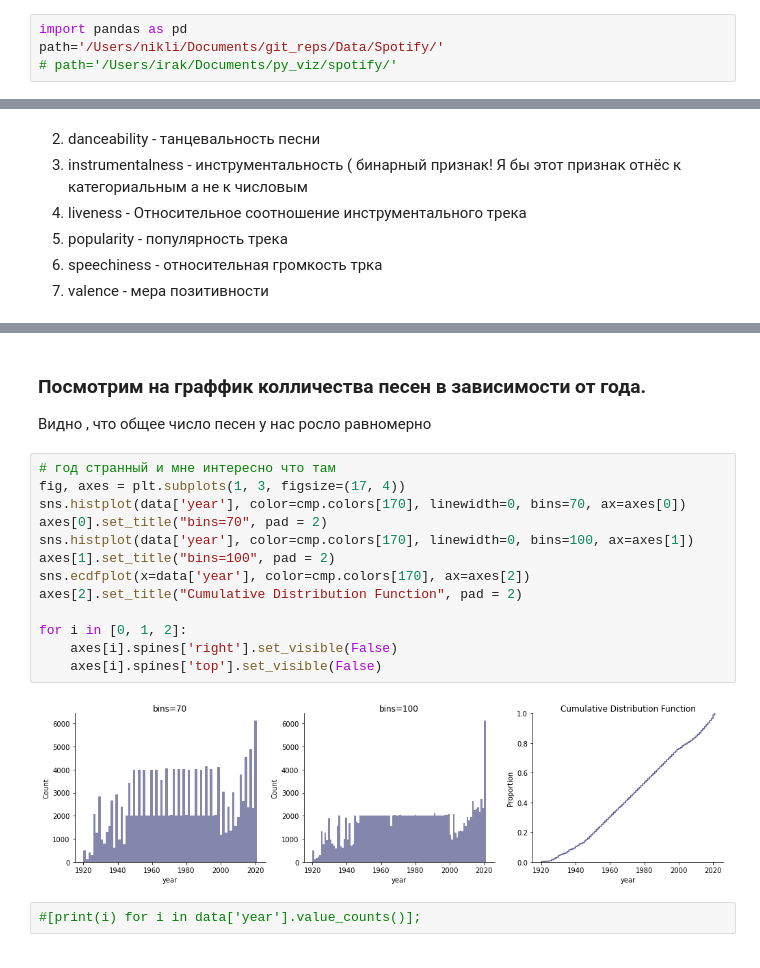
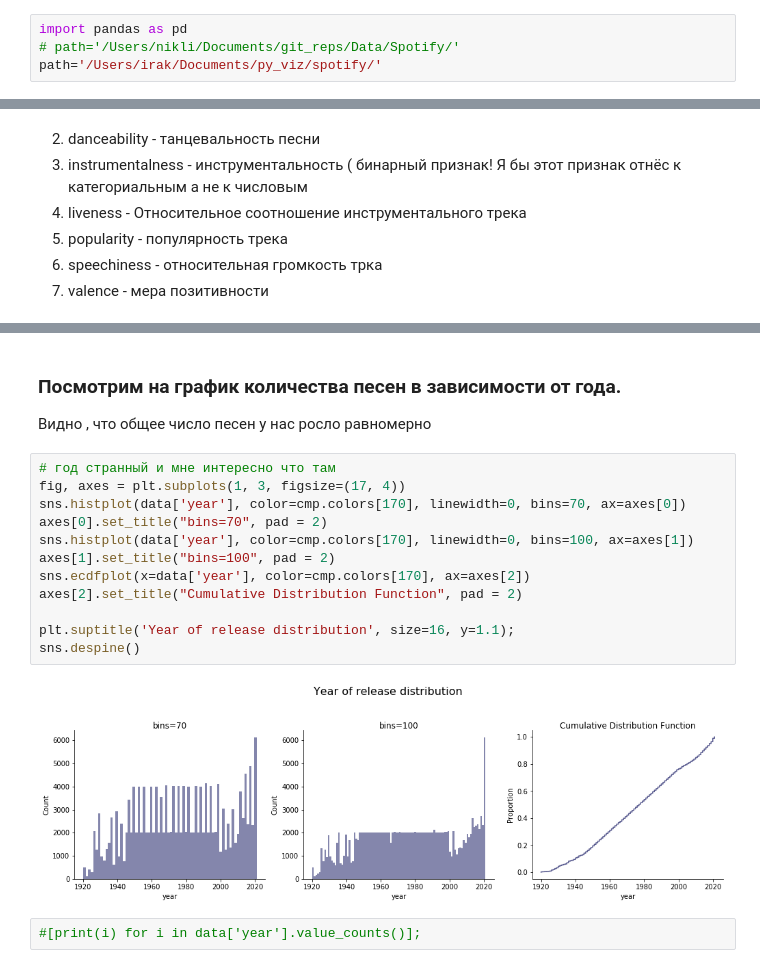
Before and after one commit to Lisstrange/Mini-examples, a Jupyter notebook: Recomendation music on Spotify Dataset.ipynb, the cells around one changed output, grey strips where cells are left out. Drawn from its saved outputs; the diff is of its cells as text.

```diff
--- a/Recomendation music on Spotify Dataset.ipynb
+++ b/Recomendation music on Spotify Dataset.ipynb
@@ -30,8 +30,8 @@ import warnings
 warnings.filterwarnings("ignore")
 # %%
 import pandas as pd
-path='/Users/nikli/Documents/git_reps/Data/Spotify/'
-# path='/Users/irak/Documents/py_viz/spotify/'
+# path='/Users/nikli/Documents/git_reps/Data/Spotify/'
+path='/Users/irak/Documents/py_viz/spotify/'
 # %%
 data=pd.read_csv(path+'data.csv')
 data_by_artist=pd.read_csv(path+'data_by_artist.csv')
@@ -159,21 +183,20 @@ for col in numcols.iloc[:,1:13].columns:
 # %% [markdown]
-### Посмотрим на граффик колличества песен в зависимости от года.
+### Посмотрим на график количества песен в зависимости от года.
 
 Видно , что общее число песен у нас росло равномерно
 # %%
 # год странный и мне интересно что там
 fig, axes = plt.subplots(1, 3, figsize=(17, 4))
 sns.histplot(data['year'], color=cmp.colors[170], linewidth=0, bins=70, ax=axes[0])
 axes[0].set_title("bins=70", pad = 2)
 sns.histplot(data['year'], color=cmp.colors[170], linewidth=0, bins=100, ax=axes[1])
 axes[1].set_title("bins=100", pad = 2)
 sns.ecdfplot(x=data['year'], color=cmp.colors[170], ax=axes[2])
 axes[2].set_title("Cumulative Distribution Function", pad = 2)
 
-for i in [0, 1, 2]:
-    axes[i].spines['right'].set_visible(False)
-    axes[i].spines['top'].set_visible(False)
+plt.suptitle('Year of release distribution', size=16, y=1.1);
+sns.despine()
 # %% [output]
-[figure, old version]
+[figure, new version]
 # %%
 #[print(i) for i in data['year'].value_counts()];
```
Also changed, not shown: parts of 11 cells of this notebook.
